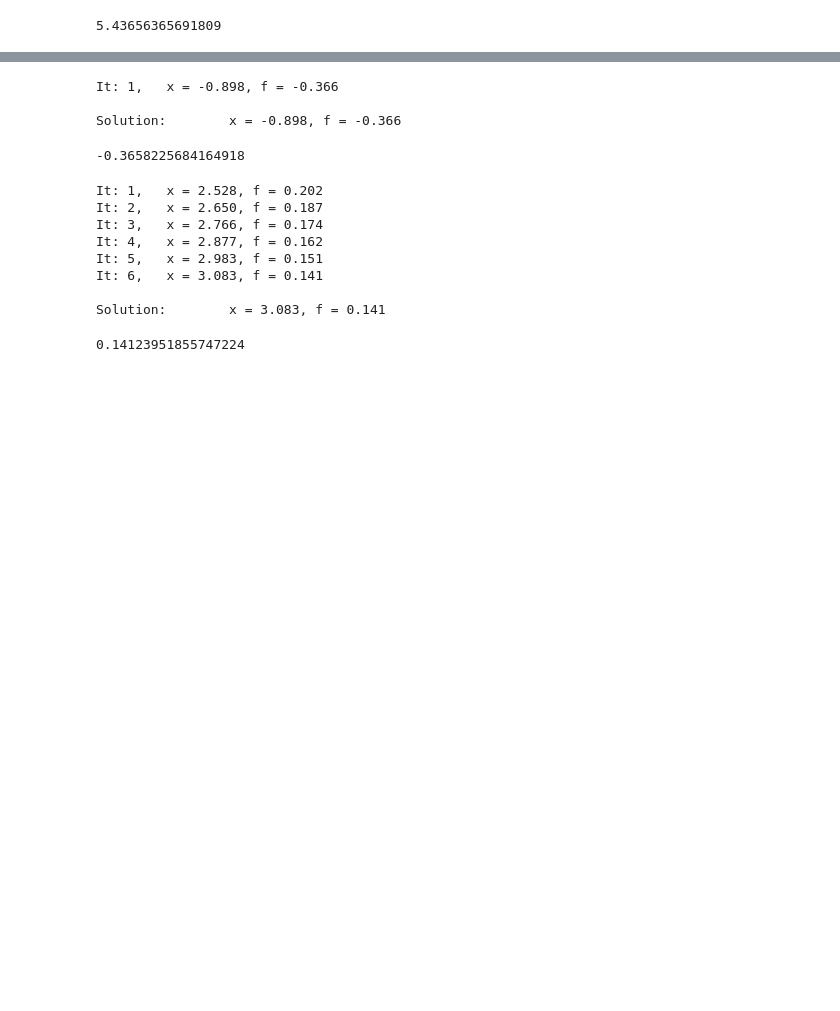
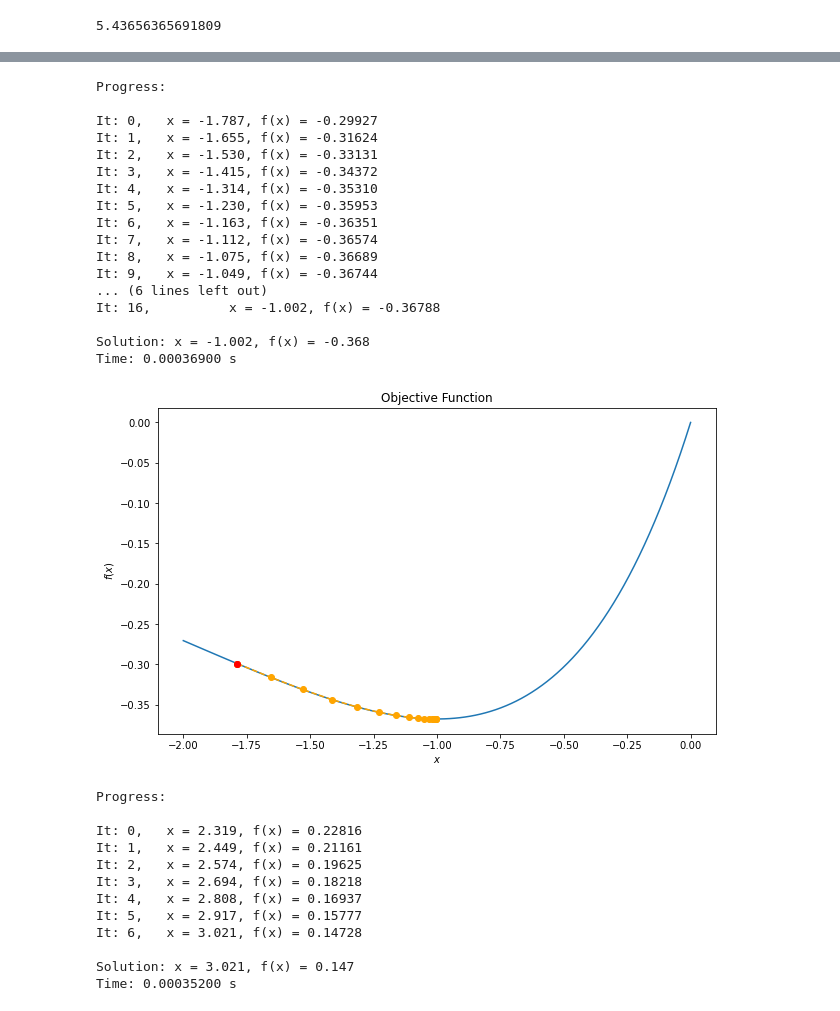
Before and after one commit to stepthenuke/met_opt_mipt, a Jupyter notebook: armijo_rule.ipynb, the cells around one changed output, grey strips where cells are left out. Drawn from its saved outputs; the diff is of its cells as text; code cells hidden in the pictures; blank space fills up the shorter version.

```diff
--- a/armijo_rule.ipynb
+++ b/armijo_rule.ipynb
@@ -123,19 +131,38 @@ Solution:        x = -5.153, f = 0.001
 # %%
-inexact_search(Function(x*exp(x)), -2, 0, 0.1)
+b = inexact_search(Function(x*sp.exp(x)), -2, 0, 0.001)
+b.print()
+plot_path(Function(x*sp.exp(x)), -2, 0, b)
 # %% [output]
-It: 1,   x = -0.898, f = -0.366
+Progress:
 
-Solution:        x = -0.898, f = -0.366
+It: 0,   x = -1.787, f(x) = -0.29927
+It: 1,   x = -1.655, f(x) = -0.31624
+It: 2,   x = -1.530, f(x) = -0.33131
+It: 3,   x = -1.415, f(x) = -0.34372
+It: 4,   x = -1.314, f(x) = -0.35310
+It: 5,   x = -1.230, f(x) = -0.35953
+It: 6,   x = -1.163, f(x) = -0.36351
+It: 7,   x = -1.112, f(x) = -0.36574
+It: 8,   x = -1.075, f(x) = -0.36689
+It: 9,   x = -1.049, f(x) = -0.36744
+... (6 lines left out)
+It: 16,          x = -1.002, f(x) = -0.36788
+
+Solution: x = -1.002, f(x) = -0.368
+Time: 0.00036900 s
--0.3658225684164918
+[figure, added]
 # %%
-inexact_search(Function(x*exp(-x)), -2, 6, 0.1)
+inexact_search(Function(x*sp.exp(-x)), -2, 6, 0.1).print()
 # %% [output]
-It: 1,   x = 2.528, f = 0.202
-It: 2,   x = 2.650, f = 0.187
-It: 3,   x = 2.766, f = 0.174
-It: 4,   x = 2.877, f = 0.162
-It: 5,   x = 2.983, f = 0.151
-It: 6,   x = 3.083, f = 0.141
+Progress:
 
-Solution:        x = 3.083, f = 0.141
+It: 0,   x = 2.319, f(x) = 0.22816
+It: 1,   x = 2.449, f(x) = 0.21161
+It: 2,   x = 2.574, f(x) = 0.19625
+It: 3,   x = 2.694, f(x) = 0.18218
+It: 4,   x = 2.808, f(x) = 0.16937
+It: 5,   x = 2.917, f(x) = 0.15777
+It: 6,   x = 3.021, f(x) = 0.14728
+
+Solution: x = 3.021, f(x) = 0.147
+Time: 0.00035200 s
-0.14123951855747224
```
Also changed, not shown: parts of 7 cells of this notebook.
